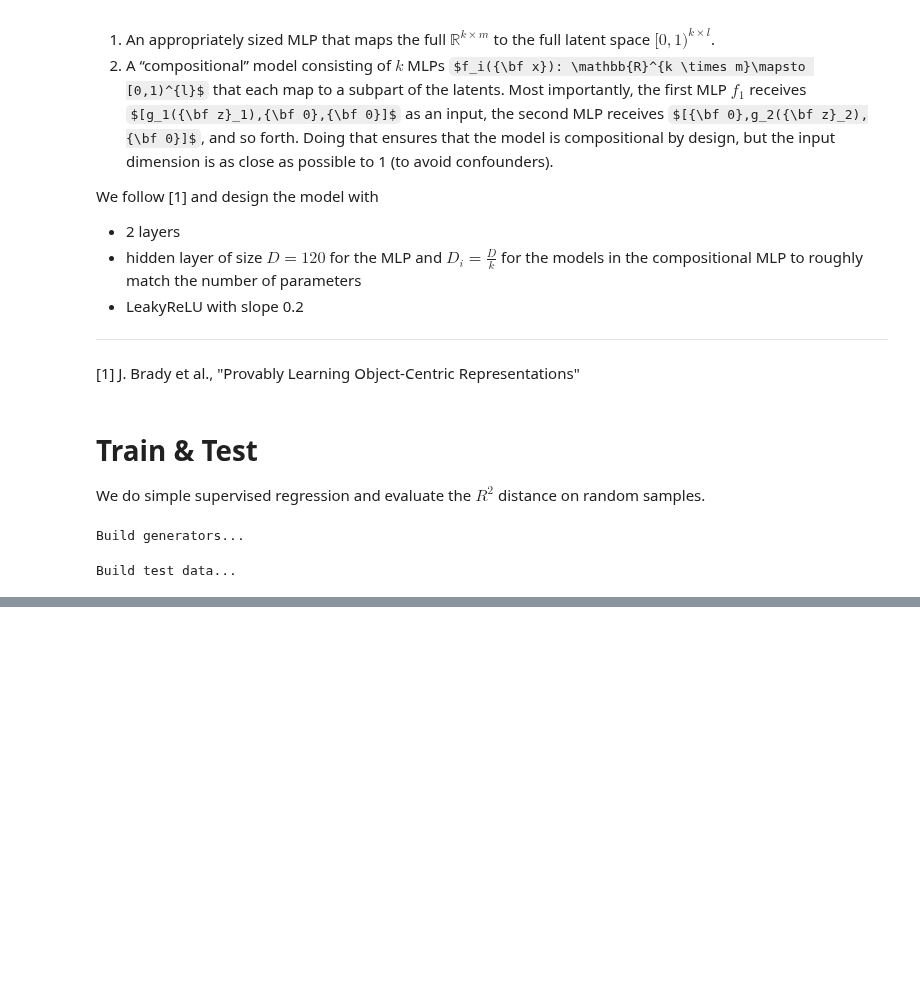
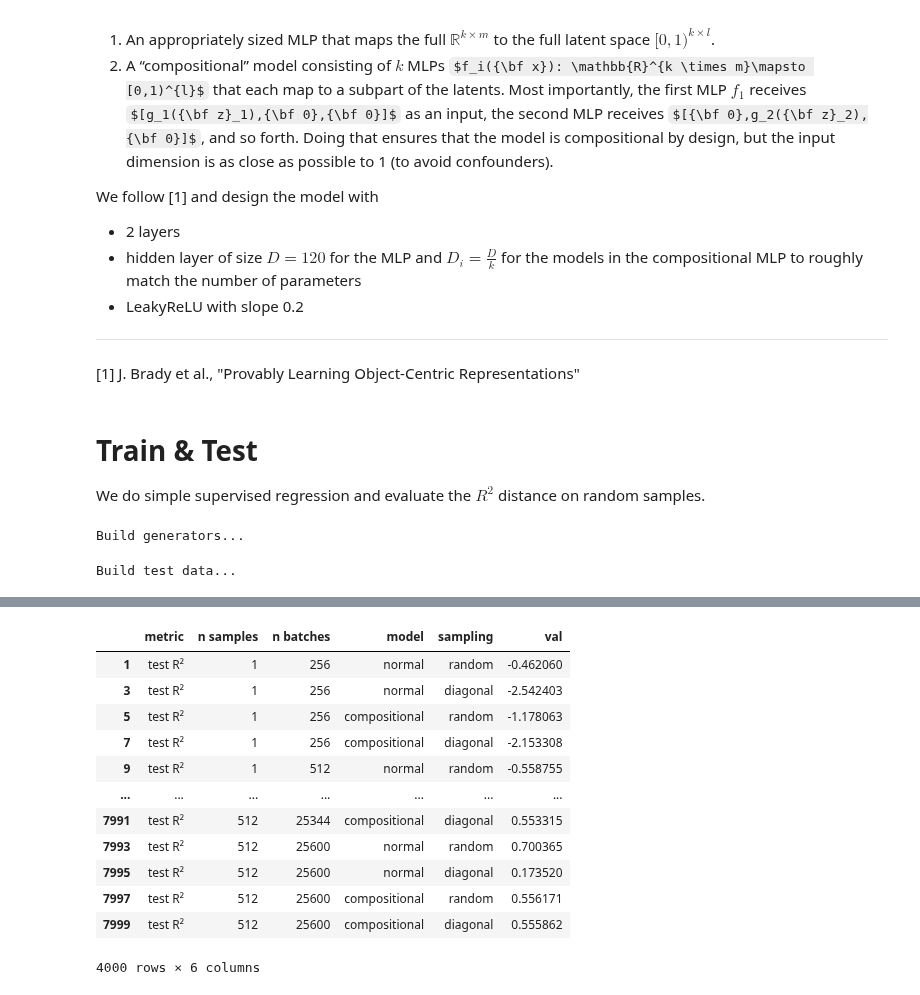
Before and after one commit to brendel-group/compositional-ood-generalization, a Jupyter notebook: numerical_simulation.ipynb, the cells around one changed output, grey strips where cells are left out. Drawn from its saved outputs; the diff is of its cells as text; code cells hidden in the pictures; some formulas as TeX source; blank space fills up the shorter version.

```diff
--- a/numerical_simulation.ipynb
+++ b/numerical_simulation.ipynb
@@ -264,0 +330,16 @@ Train models...
+# %%
+res_df.loc[res_df['metric'] == 'test R²']
+# %% [output]
+|  | metric | n samples | n batches | model | sampling | val |
+| 1 | test R² | 1 | 256 | normal | random | -0.462060 |
+| 3 | test R² | 1 | 256 | normal | diagonal | -2.542403 |
+| 5 | test R² | 1 | 256 | compositional | random | -1.178063 |
+| 7 | test R² | 1 | 256 | compositional | diagonal | -2.153308 |
+| 9 | test R² | 1 | 512 | normal | random | -0.558755 |
+| ... | ... | ... | ... | ... | ... | ... |
+| 7991 | test R² | 512 | 25344 | compositional | diagonal | 0.553315 |
+| 7993 | test R² | 512 | 25600 | normal | random | 0.700365 |
+| 7995 | test R² | 512 | 25600 | normal | diagonal | 0.173520 |
+| 7997 | test R² | 512 | 25600 | compositional | random | 0.556171 |
+| 7999 | test R² | 512 | 25600 | compositional | diagonal | 0.555862 |
+4000 rows × 6 columns
```
Also changed, not shown: parts of 9 cells of this notebook, 1 other file.
